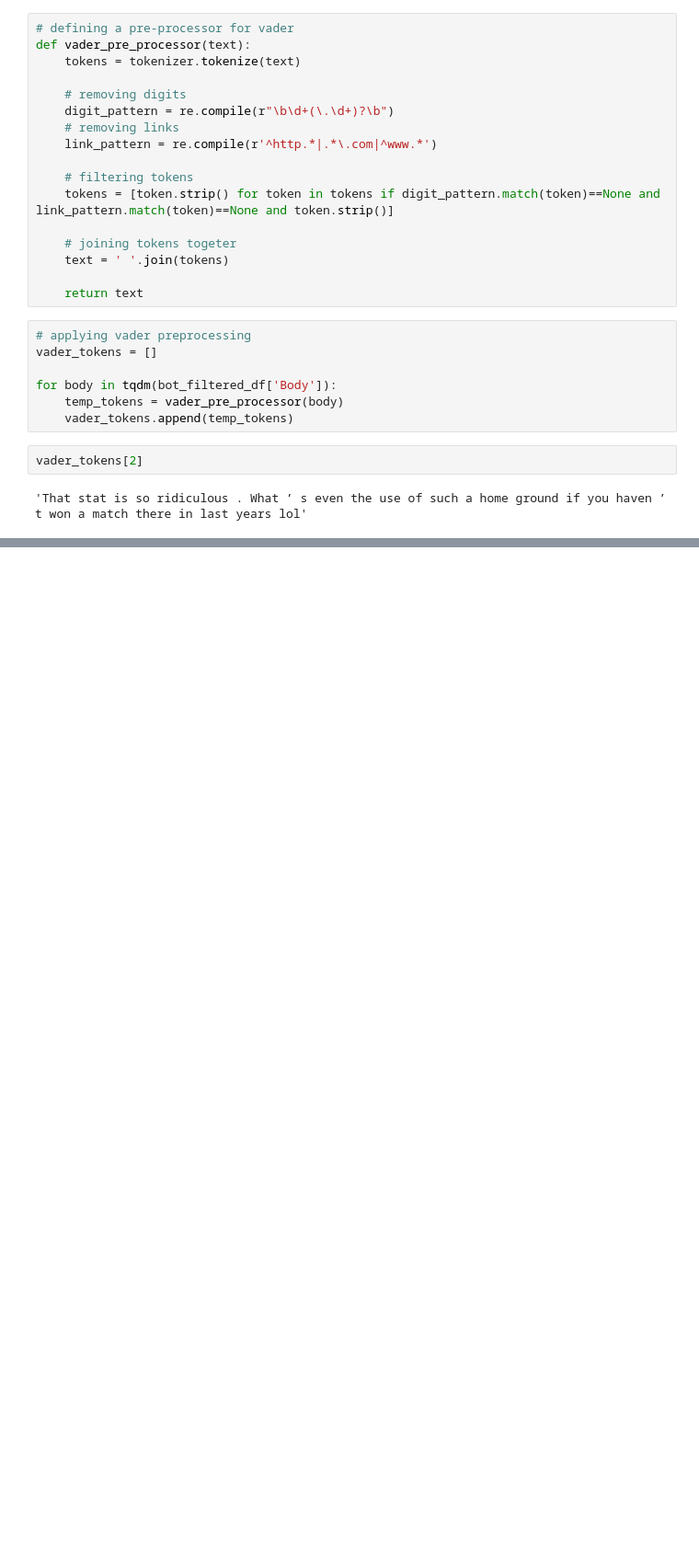
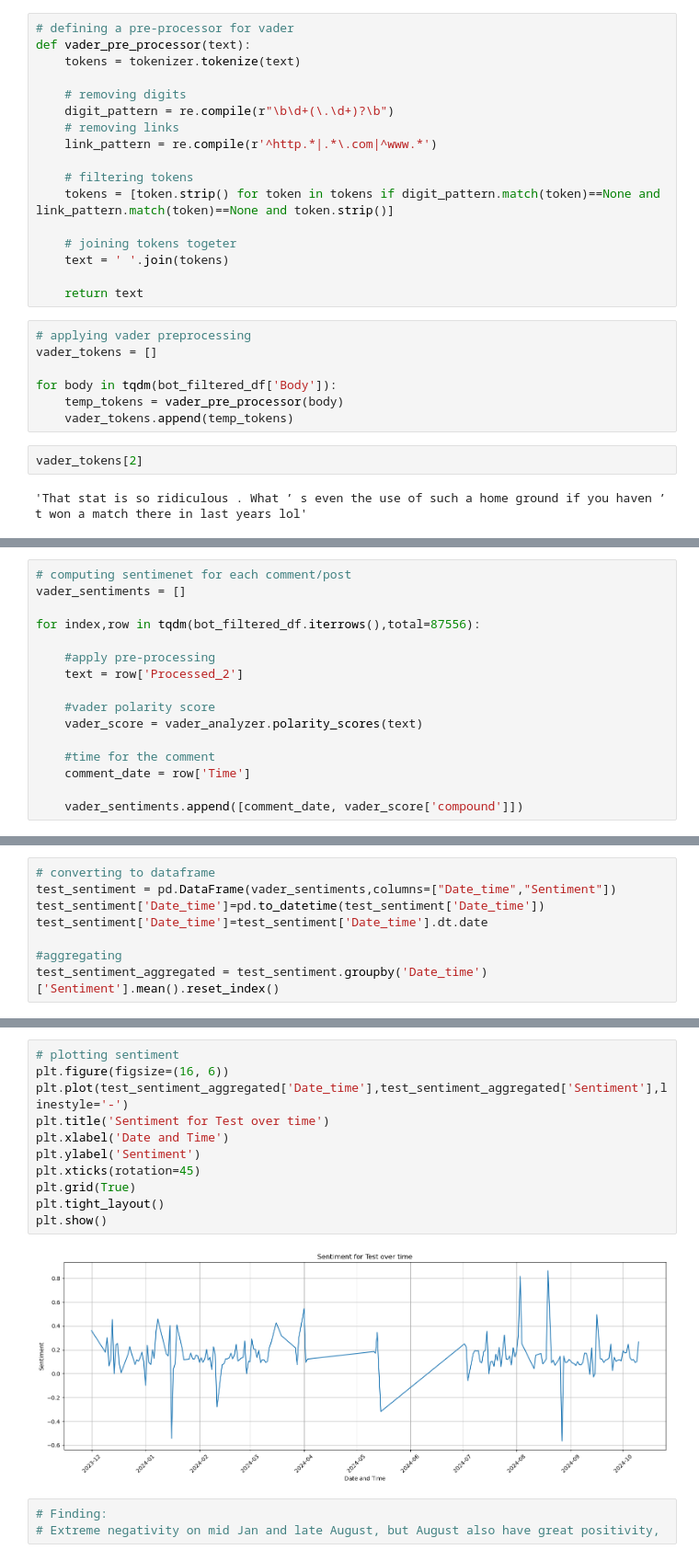
Before and after one commit to thw96/Group10_SocialMediaAssigment2, a Jupyter notebook: Scripts/Data-Extraction/TEST_reddit_exploratory_analysis_preprocessing.ipynb, the cells around one changed output, grey strips where cells are left out. Shown: that part at 92% size. Saved outputs shown, nothing was run; the diff lists cells and outputs as text; blank space fills up the shorter version.

```diff
--- a/Scripts/Data-Extraction/TEST_reddit_exploratory_analysis_preprocessing.ipynb
+++ b/Scripts/Data-Extraction/TEST_reddit_exploratory_analysis_preprocessing.ipynb
@@ -729,0 +743,16 @@ NameError: name 'bot_filtered_df' is not defined
+# %%
+# computing sentimenet for each comment/post
+vader_sentiments = []
+
+for index,row in tqdm(bot_filtered_df.iterrows(),total=87556):
+
+    #apply pre-processing
+    text = row['Processed_2']
+
+    #vader polarity score
+    vader_score = vader_analyzer.polarity_scores(text)
+
+    #time for the comment
+    comment_date = row['Time']
+
+    vader_sentiments.append([comment_date, vader_score['compound']])
@@ -729,0 +767,8 @@ NameError: name 'bot_filtered_df' is not defined
+# %%
+# converting to dataframe
+test_sentiment = pd.DataFrame(vader_sentiments,columns=["Date_time","Sentiment"])
+test_sentiment['Date_time']=pd.to_datetime(test_sentiment['Date_time'])
+test_sentiment['Date_time']=test_sentiment['Date_time'].dt.date
+
+#aggregating
+test_sentiment_aggregated = test_sentiment.groupby('Date_time')['Sentiment'].mean().reset_index()
@@ -729,0 +784,16 @@ NameError: name 'bot_filtered_df' is not defined
+# %%
+# plotting sentiment
+plt.figure(figsize=(16, 6))
+plt.plot(test_sentiment_aggregated['Date_time'],test_sentiment_aggregated['Sentiment'],linestyle='-')
+plt.title('Sentiment for Test over time')
+plt.xlabel('Date and Time')
+plt.ylabel('Sentiment')
+plt.xticks(rotation=45)
+plt.grid(True)
+plt.tight_layout()
+plt.show()
+# %% [output]
+[figure, added]
+# %%
+# Finding:
+# Extreme negativity on mid Jan and late August, but August also have great positivity,
```
Also changed, not shown: parts of 45 cells of this notebook, 2 other files.
